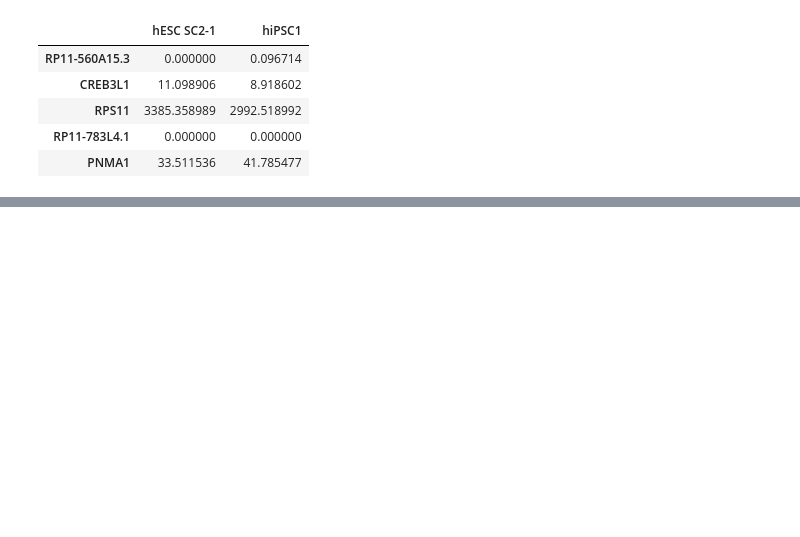
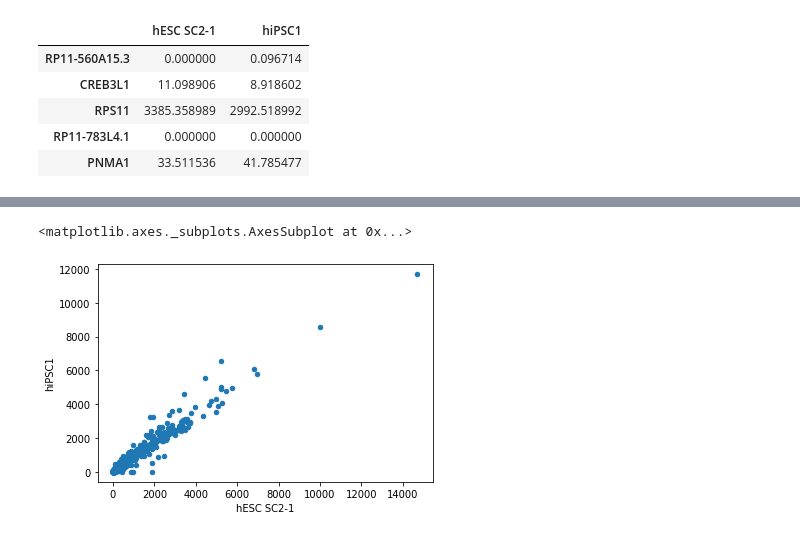
Before and after one commit to moqri/STEMREM200, a Jupyter notebook: ESC_vs_iPSC.ipynb, the cells around one changed output, grey strips where cells are left out. Drawn from its saved outputs; the diff is of its cells as text; code cells hidden in the pictures; blank space fills up the shorter version.

```diff
--- a/ESC_vs_iPSC.ipynb
+++ b/ESC_vs_iPSC.ipynb
@@ -18,8 +23,9 @@ tpm.head(5)
 # %%
-hesc='hESC SC2-1'
+#limit the data to one ESC and one iPSC sample
+esc='hESC SC2-1'
 ipsc='hiPSC1'
-tpm=tpm[[hesc,ipsc]]
-tpm.head(5)
+tpm2=tpm[[esc,ipsc]]
+tpm2.head(5)
 # %% [output]
 |  | hESC SC2-1 | hiPSC1 |
 | RP11-560A15.3 | 0.000000 | 0.096714 |
@@ -67,0 +48,6 @@ Name: hiPSC1, dtype: float64
+# %%
+#Compare ESC and iPSC using scatter plot
+tpm2.plot.scatter(esc,ipsc)
+# %% [output]
+<matplotlib.axes._subplots.AxesSubplot at 0x...>
+[figure, added]
```
Also changed, not shown: parts of 17 cells of this notebook.
